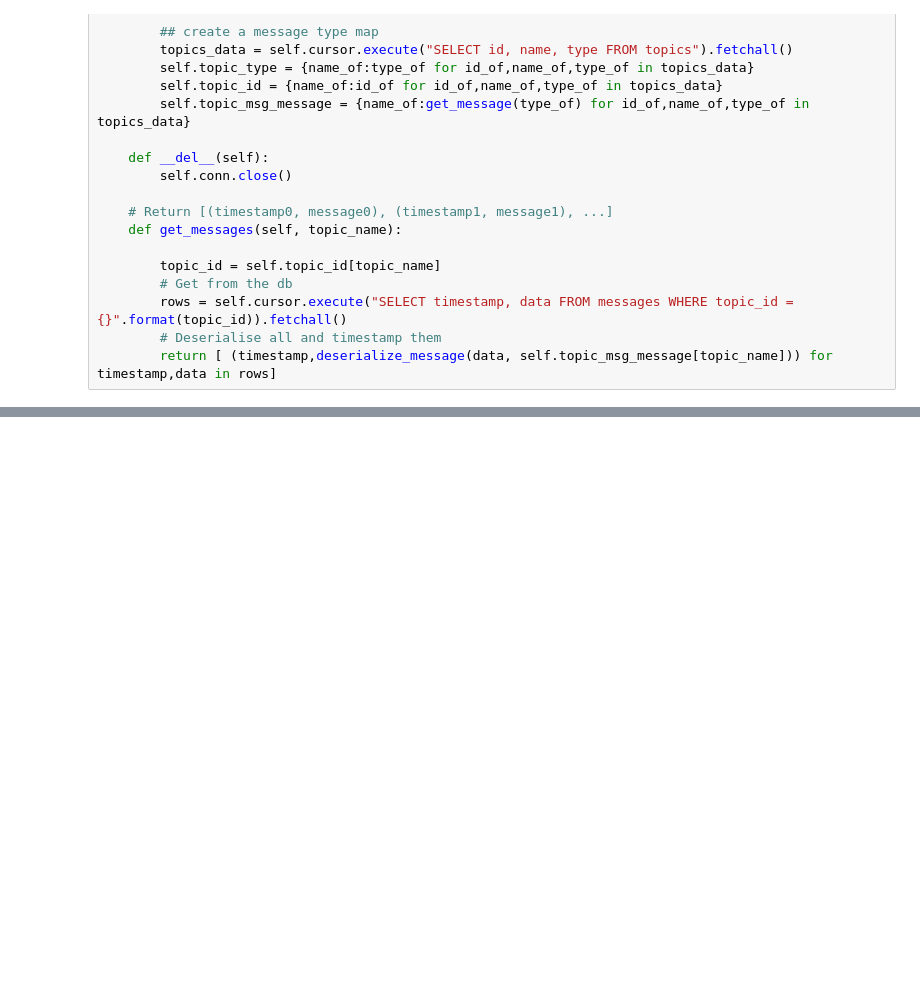
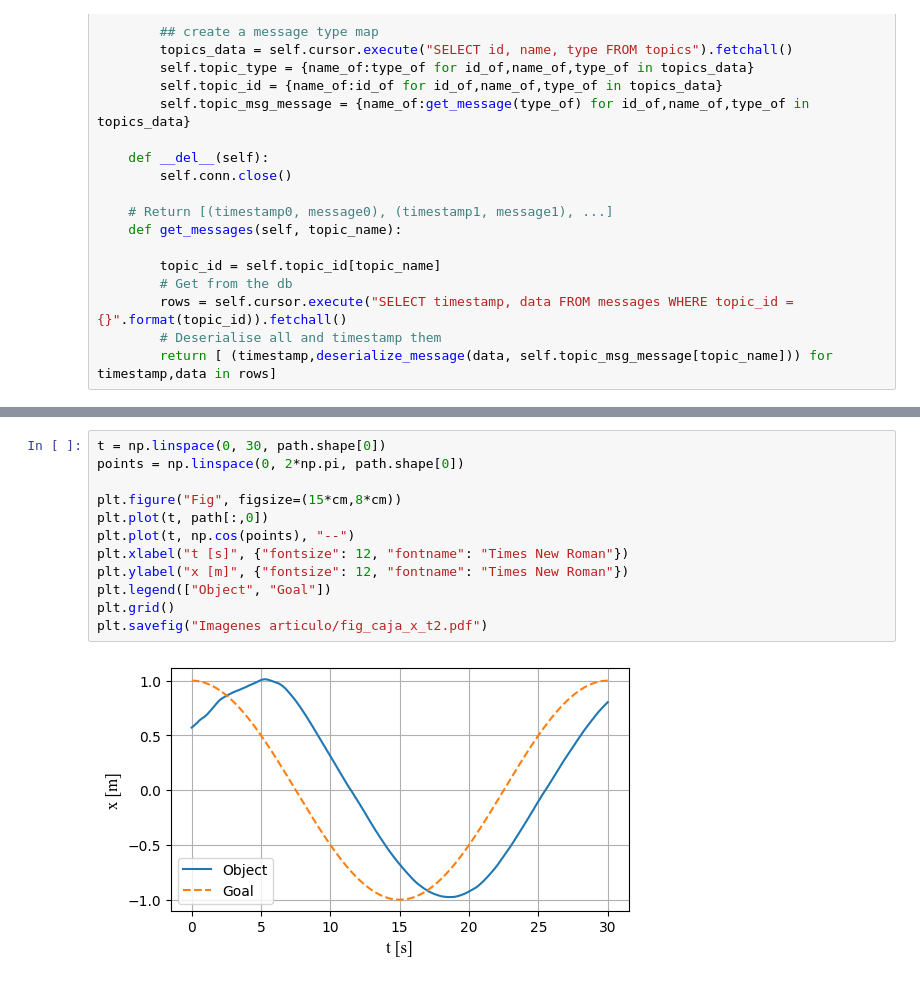
Before and after one commit to alejotoro-o/multi-robot-ueia, a Jupyter notebook: ros_bag_read.ipynb, the cells around one changed output, grey strips where cells are left out. Drawn from its saved outputs; the diff is of its cells as text; blank space fills up the shorter version.

```diff
--- a/ros_bag_read.ipynb
+++ b/ros_bag_read.ipynb
@@ -56,0 +120,14 @@ len(path)
+# %%
+t = np.linspace(0, 30, path.shape[0])
+points = np.linspace(0, 2*np.pi, path.shape[0])
+
+plt.figure("Fig", figsize=(15*cm,8*cm))
+plt.plot(t, path[:,0])
+plt.plot(t, np.cos(points), "--")
+plt.xlabel("t [s]", {"fontsize": 12, "fontname": "Times New Roman"})
+plt.ylabel("x [m]", {"fontsize": 12, "fontname": "Times New Roman"})
+plt.legend(["Object", "Goal"])
+plt.grid()
+plt.savefig("Imagenes articulo/fig_caja_x_t2.pdf")
+# %% [output]
+[figure, added]
```
Also changed, not shown: parts of 22 cells of this notebook, 1 other file.
